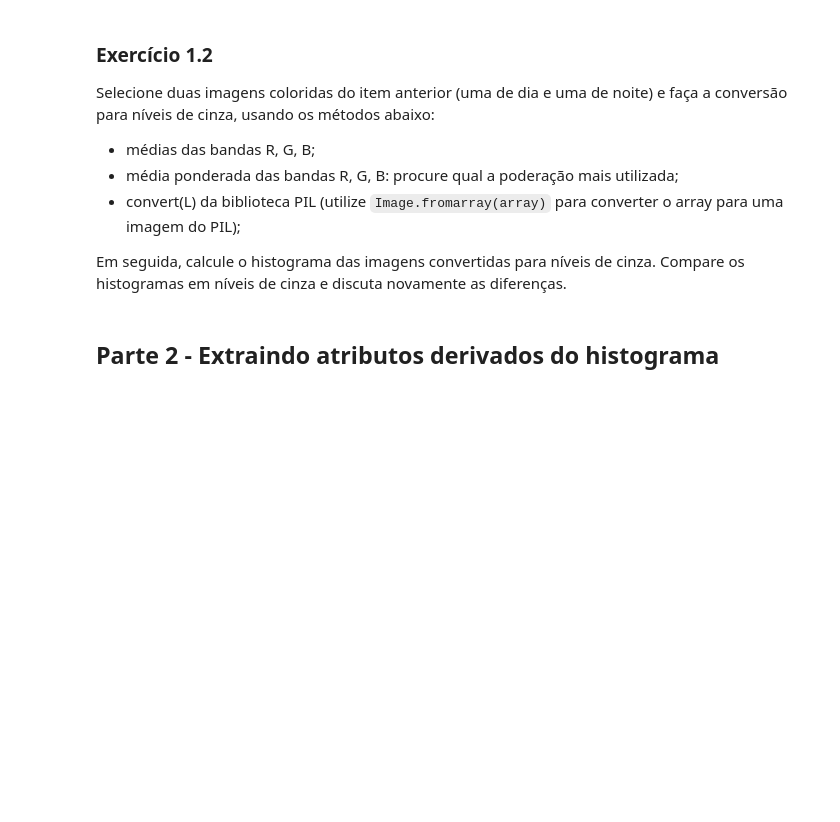
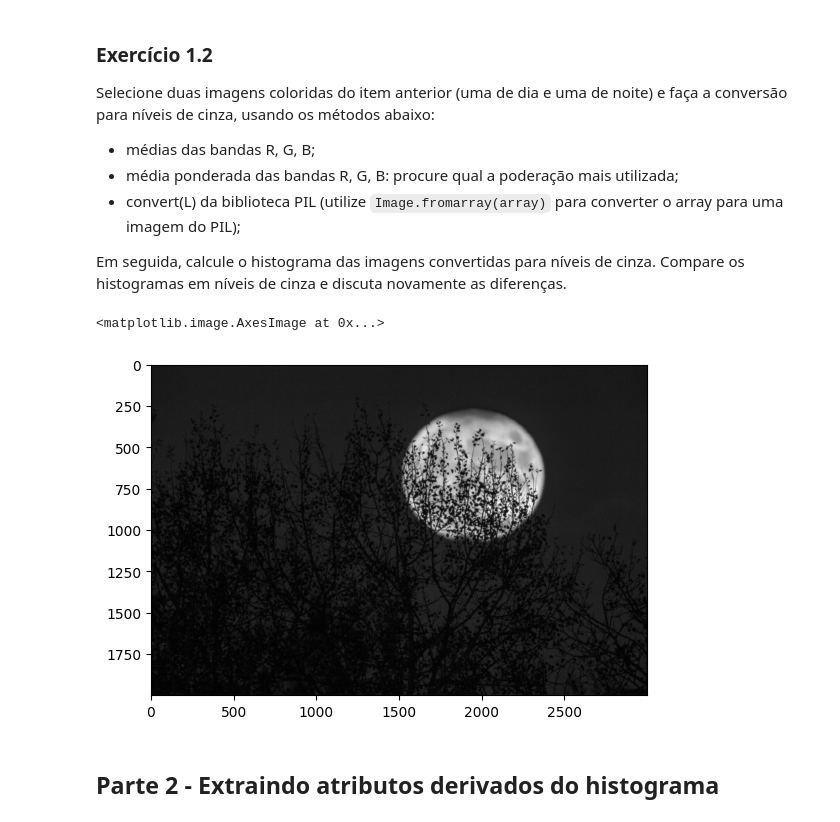
Before and after one commit to UNICAMP-EA979/2026s1-pi02-histogramas-knn-LuEx10, a Jupyter notebook: Atividade.ipynb, the cells around one changed output. Drawn from its saved outputs; the diff is of its cells as text; code cells hidden in the pictures; blank space fills up the shorter version.

```diff
--- a/Atividade.ipynb
+++ b/Atividade.ipynb
@@ -84,3 +131,29 @@ Em seguida, calcule o histograma das imagens convertidas para níveis de cinza.
+# %%
+# Seu código aqui
+img_dia = all_imgs[1]
+img_noite = all_imgs[4]
+
+# Média das bandas R, G, B
+media_dia = np.mean(img_dia, axis=2)
+media_noite = np.mean(img_noite, axis=2)
+
+# Média ponderada
+pond_dia = 0.21*img_dia[:,:,0] + 0.72*img_dia[:,:,1] + 0.07*img_dia[:,:,2]
+pond_noite = 0.21*img_noite[:,:,0] + 0.72*img_noite[:,:,1] + 0.07*img_noite[:,:,2]
+
+# Conver(L)
+convertl_dia = Image.fromarray(img_dia).convert('L')
+convertl_noite = Image.fromarray(img_noite).convert('L')
+
+# Histogramas
+nbins = 64
+
+#
+
+# Plotando
+# %% [output]
+<matplotlib.image.AxesImage at 0x...>
+[figure, added]
 # %% [markdown]
 ## Parte 2 - Extraindo atributos derivados do histograma
 # %% [markdown]
```
Also changed, not shown: parts of 3 cells of this notebook.
